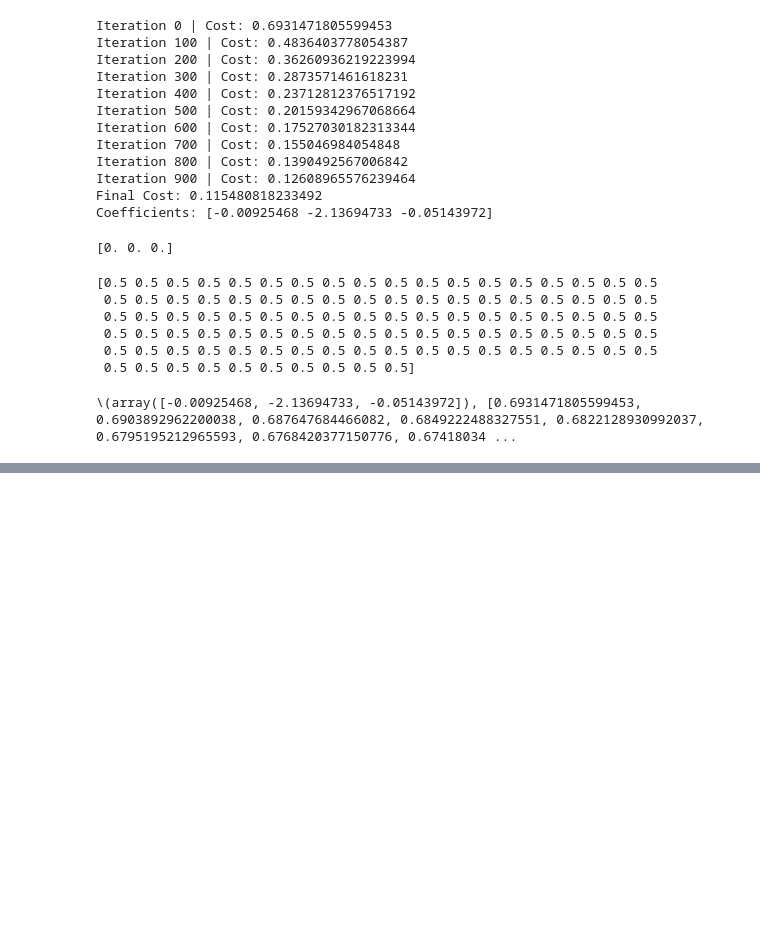
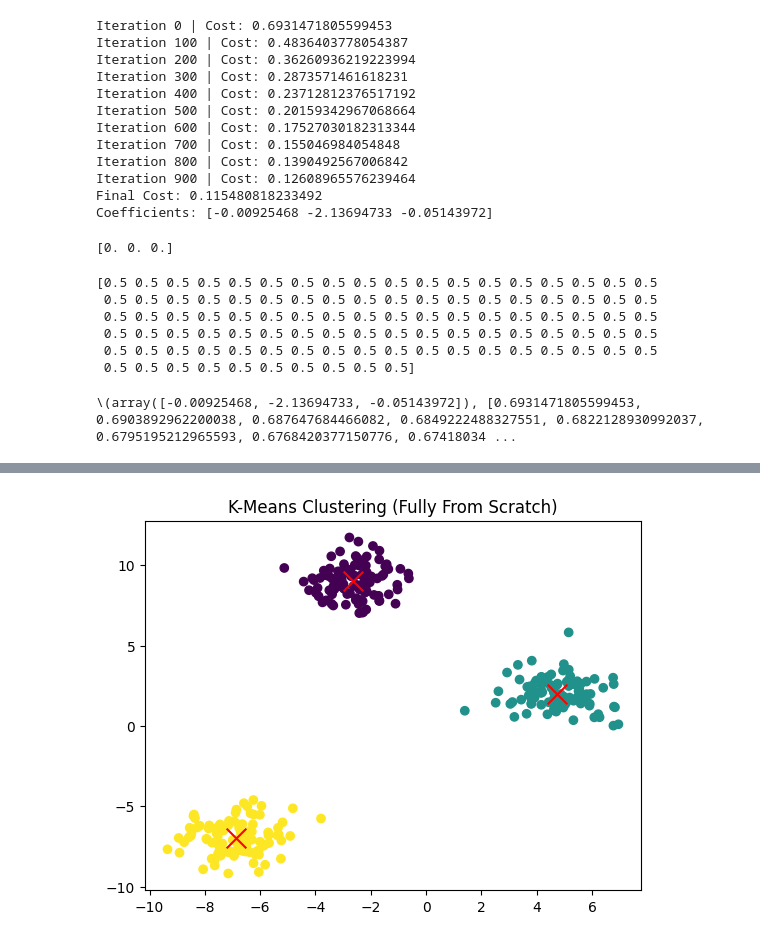
Before and after one commit to mohammadhosseinzarei/bachelor-project, a Jupyter notebook: code/code_project.ipynb, the cells around one changed output, grey strips where cells are left out. Saved outputs shown, nothing was run; the diff lists cells and outputs as text; code cells hidden in the pictures; blank space fills up the shorter version.

Commit message:
add code K-means

```diff
--- a/code/code_project.ipynb
+++ b/code/code_project.ipynb
@@ -189,0 +192,88 @@ print(f"\{cost}")
+# %%
+import numpy as np
+import matplotlib.pyplot as plt
+
+# --- تابع میانگین مرکز خوشه (از خودت) ---
+def centroid(x):
+    length_x = x.shape[0]
+    sum_x = np.sum(x, axis=0)
+    return sum_x / length_x
+
+# --- تابع فاصله اقلیدسی از صفر ---
+def euclidean_distance(a, b):
+    dist = 0
+    for i in range(len(a)):
+        dist += (a[i] - b[i]) ** 2
+    return dist ** 0.5
+
+# --- تابع پیدا کردن نزدیک‌ترین مرکز خوشه (کاملاً فرام اسکرچ) ---
+def closest_centroid(x, centroids):
+    min_dist = float('inf')
+    closest_index = -1
+
+    for i in range(len(centroids)):
+        dist = euclidean_distance(x, centroids[i])
+        if dist < min_dist:
+            min_dist = dist
+            closest_index = i
+    return closest_index
+
+# --- کلاس KMeans از صفر ---
+class KMeans:
+    def __init__(self, k=3, max_iters=100):
+        self.k = k
+        self.max_iters = max_iters
+        self.centroids = None
+
+    def fit(self, X):
+        # انتخاب تصادفی مراکز اولیه
+        random_indices = np.random.choice(X.shape[0], self.k, replace=False)
+        self.centroids = X[random_indices]
+
+        for _ in range(self.max_iters):
+            # اختصاص هر نقطه به نزدیک‌ترین مرکز
+            labels = []
+            for point in X:
+                c = closest_centroid(point, self.centroids)
+                labels.append(c)
+            labels = np.array(labels)
+
+            # به‌روزرسانی مراکز خوشه با تابع centroid()
+            new_centroids = []
+            for i in range(self.k):
+                cluster_points = X[labels == i]
+                if len(cluster_points) > 0:
+                    new_centroids.append(centroid(cluster_points))
+                else:
+                    new_centroids.append(self.centroids[i])  # اگر خوشه خالی بود، همان مرکز قبلی حفظ شود
+            new_centroids = np.array(new_centroids)
+
+            # بررسی همگرایی
+            if np.allclose(self.centroids, new_centroids):
+                break
+
+            self.centroids = new_centroids
+
+        self.labels_ = labels
+
+    def predict(self, X):
+        preds = []
+        for point in X:
+            preds.append(closest_centroid(point, self.centroids))
+        return np.array(preds)
+
+# --- تست الگوریتم ---
+from sklearn.datasets import make_blobs
+
+X, _ = make_blobs(n_samples=300, centers=3, random_state=42)
+
+kmeans = KMeans(k=3)
+kmeans.fit(X)
+
+# --- نمایش نتایج ---
+plt.scatter(X[:, 0], X[:, 1], c=kmeans.labels_, cmap='viridis')
+plt.scatter(kmeans.centroids[:, 0], kmeans.centroids[:, 1], c='red', marker='x', s=200)
+plt.title("K-Means Clustering (Fully From Scratch)")
+plt.show()
+# %% [output]
+[figure, added]
```
Also changed, not shown: parts of 1 cell of this notebook.
